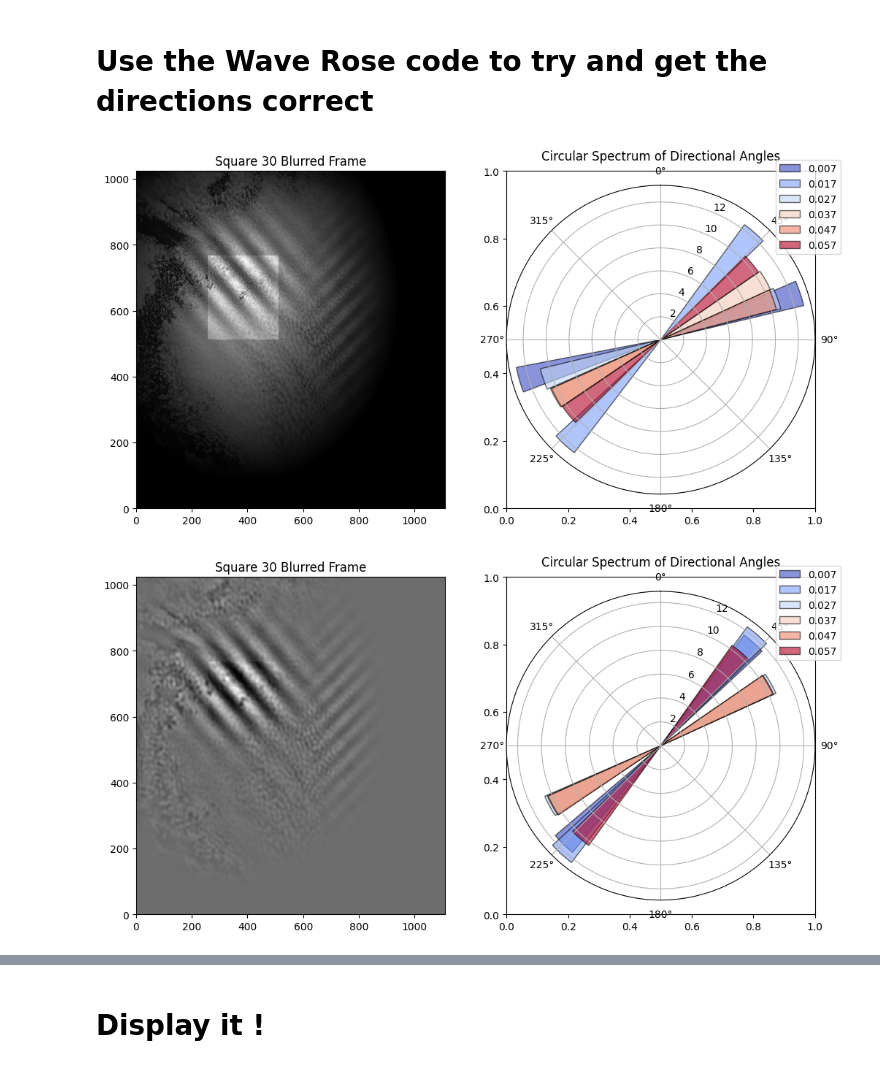
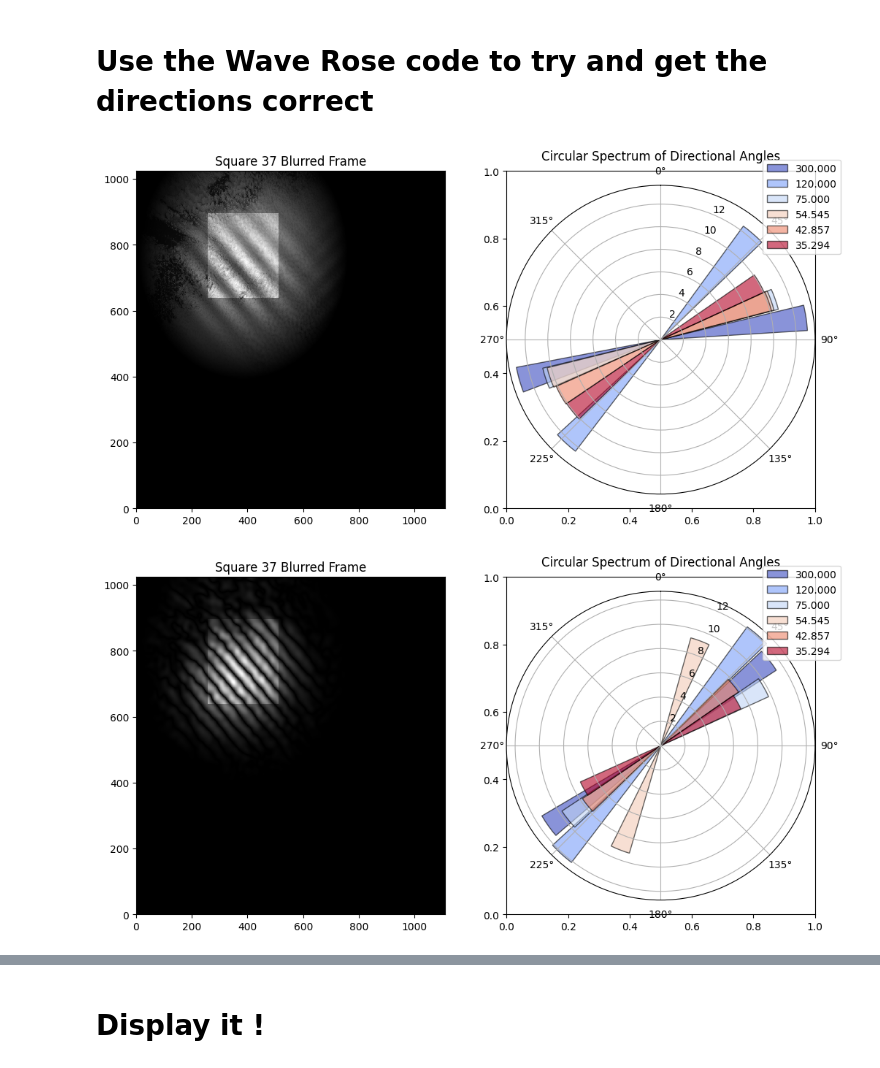
Before and after one commit to shenronUber/Stratocu-Waves-Jr, a Jupyter notebook: Synwave_warpmod_noadvection.ipynb, the cells around one changed output, grey strips where cells are left out. Cells and saved outputs as stored; diff of their text form; code cells hidden in the pictures.

Commit message:
Fixed unconsistencies in the fft filter display
- Also a added a visualize filter 3D to look at the donut/hourglass filters

- added a Km option in the display filter

```diff
--- a/Synwave_warpmod_noadvection.ipynb
+++ b/Synwave_warpmod_noadvection.ipynb
@@ -175,38 +174,39 @@ all_directions, all_amplitudes, wavenumber_values = analyze_frame(frames,frame,
 # Define other parameters used in the function
 
 square_sz = 256 # Default value (Don't touch it, as it needs to be the same as for the analyze_frame function)
-square_nb = 30  # Specify the square number you want to visualize
+square_nb = 37  # Specify the square number you want to visualize
 
-visualize_results(frames,frame, all_directions, all_amplitudes, wavenumber_values, square_number=square_nb, square_size=square_sz, overlap=overlap_, strength=strength_, kl_cutoff_inf=kl_inf,
-                  kl_cutoff_sup=kl_sup, c_cutoff_inf=c_inf, c_cutoff_sup=c_sup, Filter = False, Amp=False, log=True)
+visualize_results_SFilt(frames,0, all_directions, all_amplitudes, wavenumber_values, square_number=square_nb, square_size=square_sz, overlap=overlap_, strength=strength_, kl_cutoff_inf=kl_inf,
+                  kl_cutoff_sup=kl_sup, c_cutoff_inf=c_inf, c_cutoff_sup=c_sup, Filter = False, Amp=False, log=True, Km=True)
 # %% [output]
-[figure, old version]
+[figure, new version]
 # %%
-
 kl_inf = 0.00666666666 # 300 Km
 kl_sup = 0.06666666666 # 30 Km
 w_step=0.01 # Default value
 
-c_inf = 5 # Default value
-c_sup = 50 # Default value
+c_inf = 12 # Default value
+c_sup = 17 # Default value
+
+# The data format is (L,K,F)
 
 frames = grid # All frames of the animation
 frame = grid[:,:,0] # First warped frame of the animation
 
 overlap_=0.5   # Default value
-strength_=0.75 # Default value
+strength_=0.5 # Default value
 
 
 
-all_directions, all_amplitudes, wavenumber_values = analyze_frame_SFilt(frames,frame, square_size=256, overlap=overlap_, strength=strength_, kl_cutoff_inf=kl_inf,
+all_directions, all_amplitudes, wavenumber_values = analyze_frame_SFilt(frames,0, square_size=256, overlap=overlap_, strength=strength_, kl_cutoff_inf=kl_inf,
                   kl_cutoff_sup=kl_sup, wavenumber_step=w_step, c_cutoff_inf=c_inf, c_cutoff_sup=c_sup, Filter = True, log=True, plot_condition=False)
 # %%
 # Define other parameters used in the function
 
 square_sz = 256 # Default value (Don't touch it, as it needs to be the same as for the analyze_frame function)
-square_nb = 30  # Specify the square number you want to visualize
+square_nb = 37  # Specify the square number you want to visualize
 
-visualize_results_SFilt(frames,frame, all_directions, all_amplitudes, wavenumber_values, square_number=square_nb, square_size=square_sz , overlap=overlap_, strength=strength_, kl_cutoff_inf=kl_inf,
-                  kl_cutoff_sup=kl_sup, c_cutoff_inf=c_inf, c_cutoff_sup=c_sup, Filter = True, Amp=False, log=True)
+visualize_results_SFilt(frames,0, all_directions, all_amplitudes, wavenumber_values, square_number=square_nb, square_size=square_sz , overlap=overlap_, strength=strength_, kl_cutoff_inf=kl_inf,
+                  kl_cutoff_sup=kl_sup, c_cutoff_inf=c_inf, c_cutoff_sup=c_sup, Filter = True, Amp=True, log=True)
 # %% [output]
-[figure, old version]
+[figure, new version]
```
Also changed, not shown: parts of 3 cells of this notebook, 1 other file.
